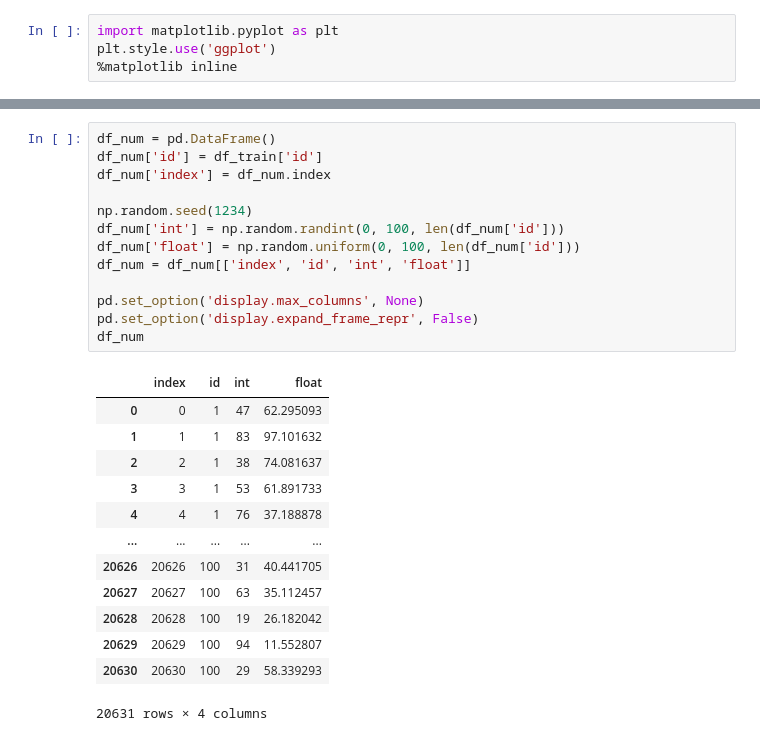
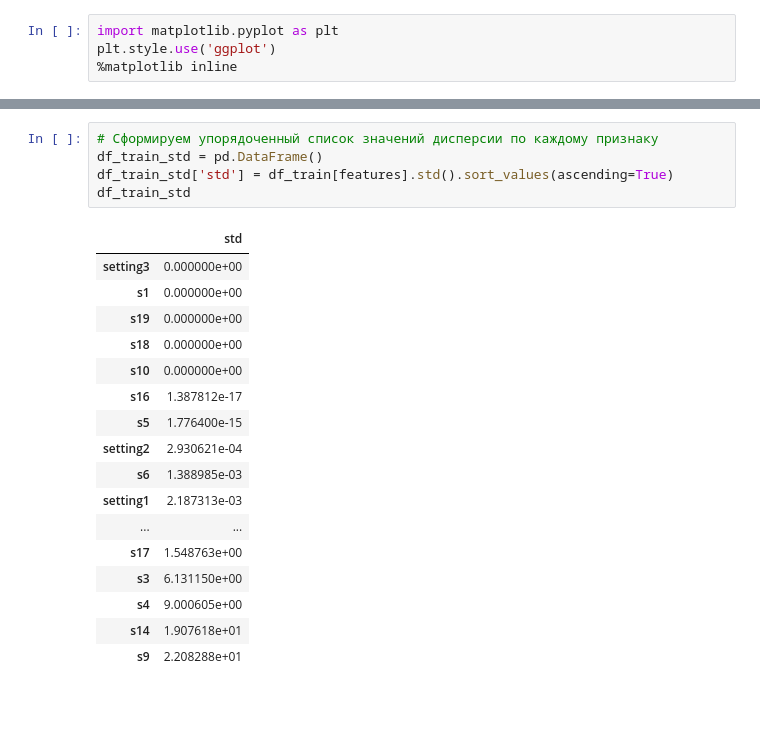
Before and after one commit to NishiNoya-spec/ML-notebook, a Jupyter notebook: engines_failure/aggregate.ipynb, the cells around one changed output, grey strips where cells are left out. Cells and saved outputs as stored; diff of their text form; blank space fills up the shorter version.

```diff
--- a/engines_failure/aggregate.ipynb
+++ b/engines_failure/aggregate.ipynb
@@ -115,27 +123,23 @@ df_train[features].std().plot(kind='bar', figsize=(8, 6), title='Стандар
 # %%
-df_num = pd.DataFrame()
-df_num['id'] = df_train['id']
-df_num['index'] = df_num.index
-
-np.random.seed(1234)
-df_num['int'] = np.random.randint(0, 100, len(df_num['id']))
-df_num['float'] = np.random.uniform(0, 100, len(df_num['id']))
-df_num = df_num[['index', 'id', 'int', 'float']]
-
-pd.set_option('display.max_columns', None)
-pd.set_option('display.expand_frame_repr', False)
-df_num
+# Сформируем упорядоченный список значений дисперсии по каждому признаку
+df_train_std = pd.DataFrame()
+df_train_std['std'] = df_train[features].std().sort_values(ascending=True)
+df_train_std
 # %% [output]
-|  | index | id | int | float |
-| 0 | 0 | 1 | 47 | 62.295093 |
-| 1 | 1 | 1 | 83 | 97.101632 |
-| 2 | 2 | 1 | 38 | 74.081637 |
-| 3 | 3 | 1 | 53 | 61.891733 |
-| 4 | 4 | 1 | 76 | 37.188878 |
-| ... | ... | ... | ... | ... |
-| 20626 | 20626 | 100 | 31 | 40.441705 |
-| 20627 | 20627 | 100 | 63 | 35.112457 |
-| 20628 | 20628 | 100 | 19 | 26.182042 |
-| 20629 | 20629 | 100 | 94 | 11.552807 |
-| 20630 | 20630 | 100 | 29 | 58.339293 |
+|  | std |
+| setting3 | 0.000000e+00 |
+| s1 | 0.000000e+00 |
+| s19 | 0.000000e+00 |
+| s18 | 0.000000e+00 |
+| s10 | 0.000000e+00 |
+| s16 | 1.387812e-17 |
+| s5 | 1.776400e-15 |
+| setting2 | 2.930621e-04 |
+| s6 | 1.388985e-03 |
+| setting1 | 2.187313e-03 |
+| ... | ... |
+| s17 | 1.548763e+00 |
+| s3 | 6.131150e+00 |
+| s4 | 9.000605e+00 |
+| s14 | 1.907618e+01 |
+| s9 | 2.208288e+01 |
-20631 rows × 4 columns
```
Also changed, not shown: parts of 18 cells of this notebook, 18 other files.
